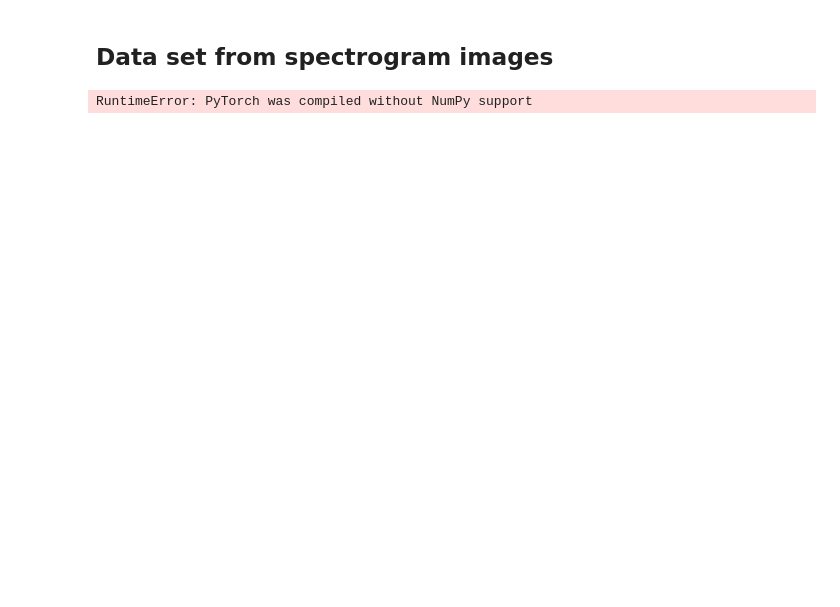
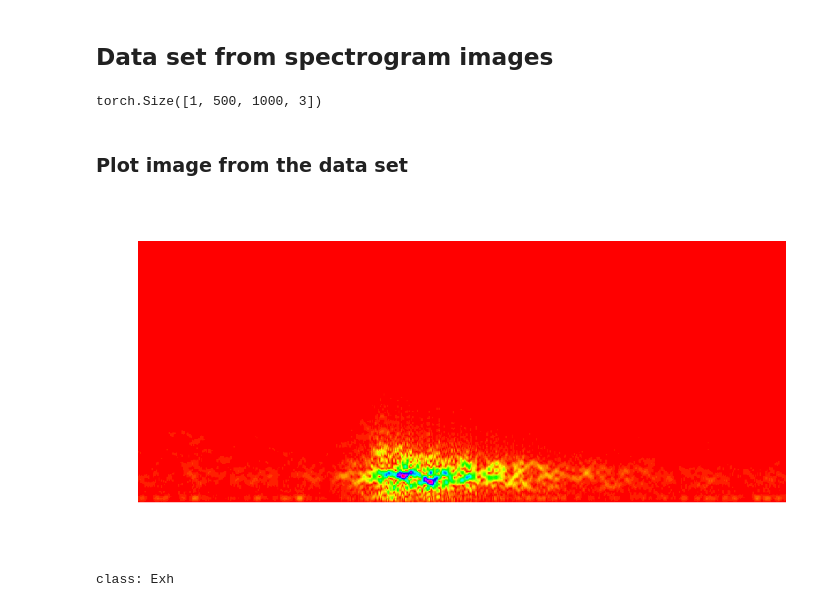
Before and after one commit to sergfer26/Classification-of-seismic-signals, a Jupyter notebook: dataset.ipynb, the cells around one changed output. Drawn from its saved outputs; the diff is of its cells as text; code cells hidden in the pictures; blank space fills up the shorter version.

Commit message:
to do: dataset with scipy.signals

```diff
--- a/dataset.ipynb
+++ b/dataset.ipynb
@@ -26,14 +30,15 @@ array.shape
 ## Data set from spectrogram images
 # %%
 PATH = 'Rspectrograms/' # where spectrograms are located
-LABELS = {'Exh': 0, 'Exp': 1, 'Tre': 2, 'VTs':3} # key: subpath, value: label
+LABELS = {'Exh': 0, 'Exp': 1, 'Tre': 2, 'VTs':3}
+# key: first three letters of the file name, value: label
 
 read_image = lambda file: Image.open(os.path.join(PATH, file))
 get_label = lambda file_name: LABELS.get(file_name[0:3])
 
-class SpectrogramsDatasetPIL(Dataset):
+class LabeledSpectrograms(Dataset):
     def __init__(self):
-        files = [f for f in listdir(PATH) if isfile(join(PATH, f))]
+        files = [f for f in listdir(PATH) if isfile(join(PATH, f))] # list of file names
         images = list(map(read_image, files))
         y = list(map(get_label, files))
         self.X = images
@@ -48,12 +53,28 @@ class SpectrogramsDatasetPIL(Dataset):
         y = torch.tensor(float(self.Y[index]))
         return x, y
 # %%
-dataset = SpectrogramsDatasetPIL()
+dataset = LabeledSpectrograms()
 # %%
-dataloader = DataLoader(dataset)
+dataloader = DataLoader(dataset, shuffle=True)
 dataloader_it = iter(dataloader)
 X, Y = next(dataloader_it)
-# %%
-X.cpu().detach().numpy()
-# %% [output]
-RuntimeError: PyTorch was compiled without NumPy support
+# %%
+X.shape
+# %% [output]
+torch.Size([1, 500, 1000, 3])
+# %% [markdown]
+### Plot image from the data set
+# %%
+X_np = X.cpu().detach().numpy()[0]
+X_np = X_np.astype('uint8')
+Y_np = Y.cpu().detach().numpy()[0]
+# %%
+img = Image.fromarray(X_np, 'RGB')
+key = next((k for k in LABELS.keys() if LABELS[k] == int(Y_np)), None)
+img
+# %% [output]
+[figure, added]
+# %%
+print('class: '+key)
+# %% [output]
+class: Exh
```
Also changed, not shown: parts of 2 cells of this notebook.
